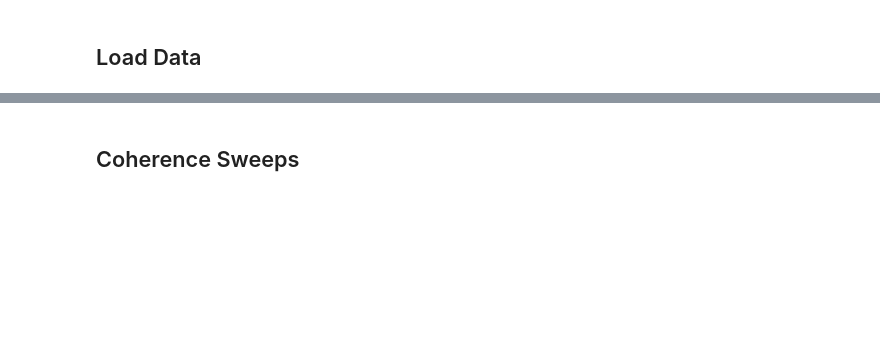
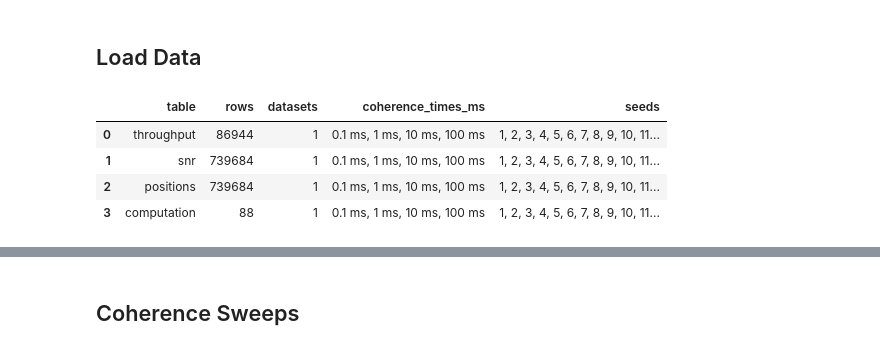
Before and after one commit to janzabel-tub/ns3sionna-research, a Jupyter notebook: examples/plot_notebook.ipynb, the cells around one changed output, grey strips where cells are left out. Saved outputs shown, nothing was run; the diff lists cells and outputs as text; code cells hidden in the pictures; blank space fills up the shorter version.

```diff
--- a/examples/plot_notebook.ipynb
+++ b/examples/plot_notebook.ipynb
@@ -8,6 +8,7 @@ Use `0.1` for a 0.1 ms coherence time if you set coherence times manually.
 %matplotlib inline
 
 from pathlib import Path
+import importlib
 import sys
 import matplotlib.pyplot as plt
 
@@ -18,21 +19,28 @@ if not EXAMPLES_DIR.exists():
 if str(EXAMPLES_DIR) not in sys.path:
     sys.path.insert(0, str(EXAMPLES_DIR))
 
+import performance_plotting
+importlib.reload(performance_plotting)
+
 from performance_plotting import (
     default_apartment_server_datasets,
     load_performance_data,
     plot_metric_boxplot,
-    plot_metric_vs_coherence,
     plot_positions,
     plot_server_setting_comparison,
     plot_time_series,
+    use_legacy_plot_style,
 )
+use_legacy_plot_style()
 
 # Save switch. Keep this False while exploring; set True to write figures to FIGURE_DIR.
 SAVE_PLOTS = False
 FIGURE_DIR = EXAMPLES_DIR / "plots"
 
-# None means auto-detect everything available. Example: [0.1, 1, 10, 100, 1000]
+# Layer1 folder names use tc1/tc10/tc100/tc1000 for 0.1/1/10/100 ms.
+COHERENCE_TIME_SCALE = 0.1
+
+# None means auto-detect everything available. Example: [0.1, 1, 10, 100]
 COHERENCE_TIMES = None
 SEEDS = None
 
@@ -40,12 +48,12 @@ THROUGHPUT_INTERVAL_MS = 100
 DROP_ZERO_THROUGHPUT = True
 SINGLE_DATASET = "Current"
 SINGLE_SEED = 1
-SINGLE_COHERENCE_MS = 1
+SINGLE_COHERENCE_MS = 0.1
 SNR_STA_NODE_IDS = None
 AP_POSITION = (-1.0, 0.5)
 
 CURRENT_DATASETS = {
-    "Current": EXAMPLES_DIR / "results",
+    "Current": EXAMPLES_DIR / "results_Equidistand" / "Layer1Speed",
 }
 
 SERVER_DATASETS = default_apartment_server_datasets(EXAMPLES_DIR / "results_Apartment")
@@ -55,10 +71,17 @@ SERVER_DATASETS
 # %%
 current_data = load_performance_data(
     CURRENT_DATASETS,
     coherence_times=COHERENCE_TIMES,
     seeds=SEEDS,
+    coherence_time_scale=COHERENCE_TIME_SCALE,
 )
 current_data.summary()
+# %% [output]
+|  | table | rows | datasets | coherence_times_ms | seeds |
+| 0 | throughput | 86944 | 1 | 0.1 ms, 1 ms, 10 ms, 100 ms | 1, 2, 3, 4, 5, 6, 7, 8, 9, 10, 11... |
+| 1 | snr | 739684 | 1 | 0.1 ms, 1 ms, 10 ms, 100 ms | 1, 2, 3, 4, 5, 6, 7, 8, 9, 10, 11... |
+| 2 | positions | 739684 | 1 | 0.1 ms, 1 ms, 10 ms, 100 ms | 1, 2, 3, 4, 5, 6, 7, 8, 9, 10, 11... |
+| 3 | computation | 88 | 1 | 0.1 ms, 1 ms, 10 ms, 100 ms | 1, 2, 3, 4, 5, 6, 7, 8, 9, 10, 11... |
 # %%
 server_data = load_performance_data(
     SERVER_DATASETS,
```
Also changed, not shown: parts of 8 cells of this notebook, 2 other files.
